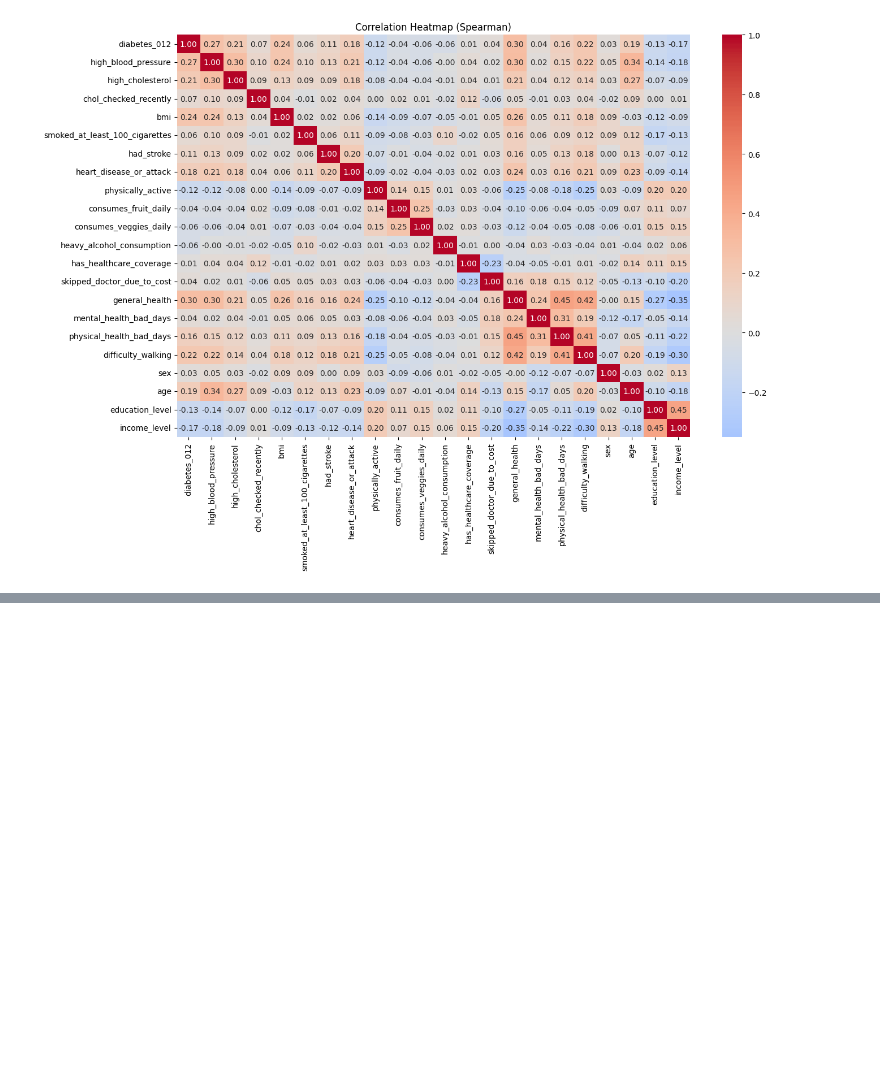
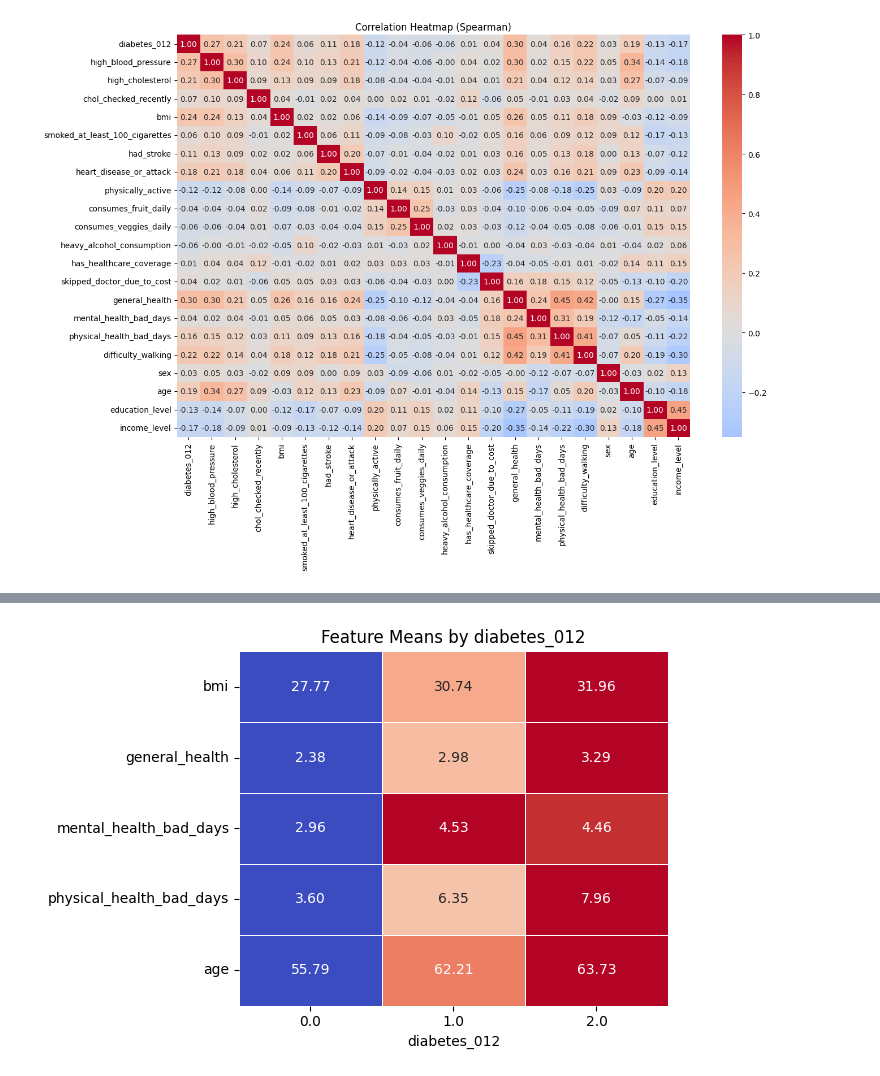
Before and after one commit to VladoDev03/diabetes-prediction, a Jupyter notebook: notebooks/EDA.ipynb, the cells around one changed output, grey strips where cells are left out. Saved outputs shown, nothing was run; the diff lists cells and outputs as text; code cells hidden in the pictures; blank space fills up the shorter version.

```diff
--- a/notebooks/EDA.ipynb
+++ b/notebooks/EDA.ipynb
@@ -513,0 +518,7 @@ The Spearman correlation matrix reveals the following patterns:
+# %%
+numeric_features = ["bmi", "general_health", "mental_health_bad_days",
+                     "physical_health_bad_days", "age"]
+
+plot_group_means_heatmap(brfss_2015_dataset, "diabetes_012", numeric_features)
+# %% [output]
+[figure, added]
```
Also changed, not shown: parts of 22 cells of this notebook, 5 other files.
